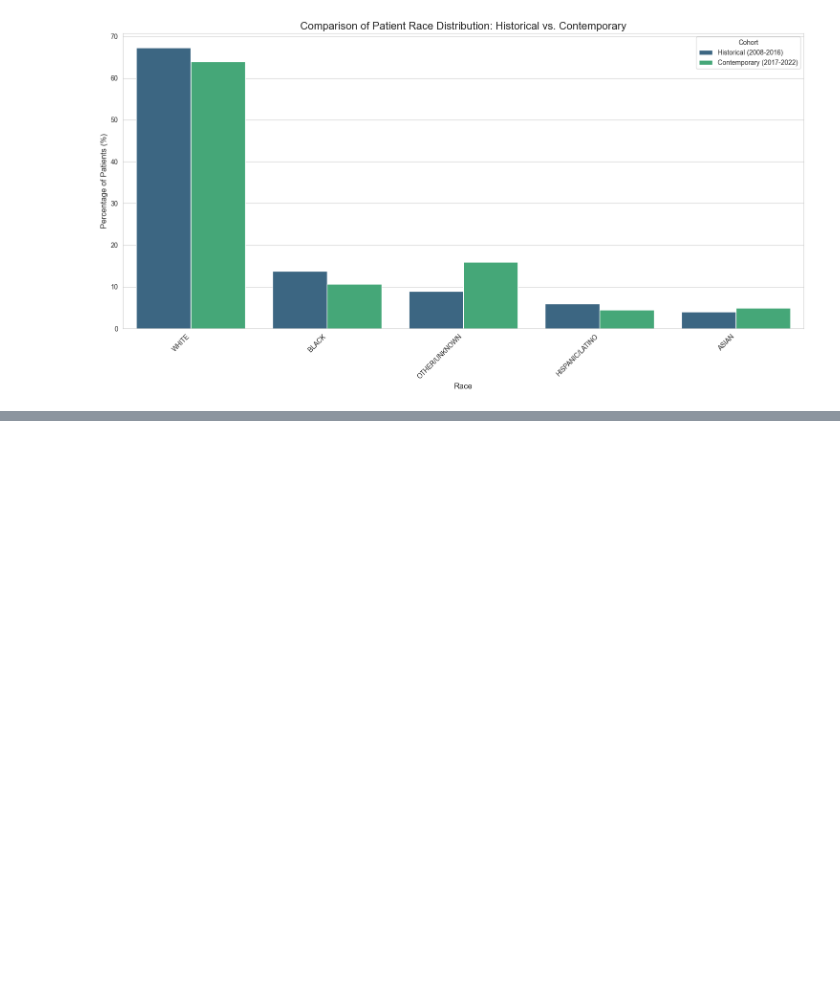
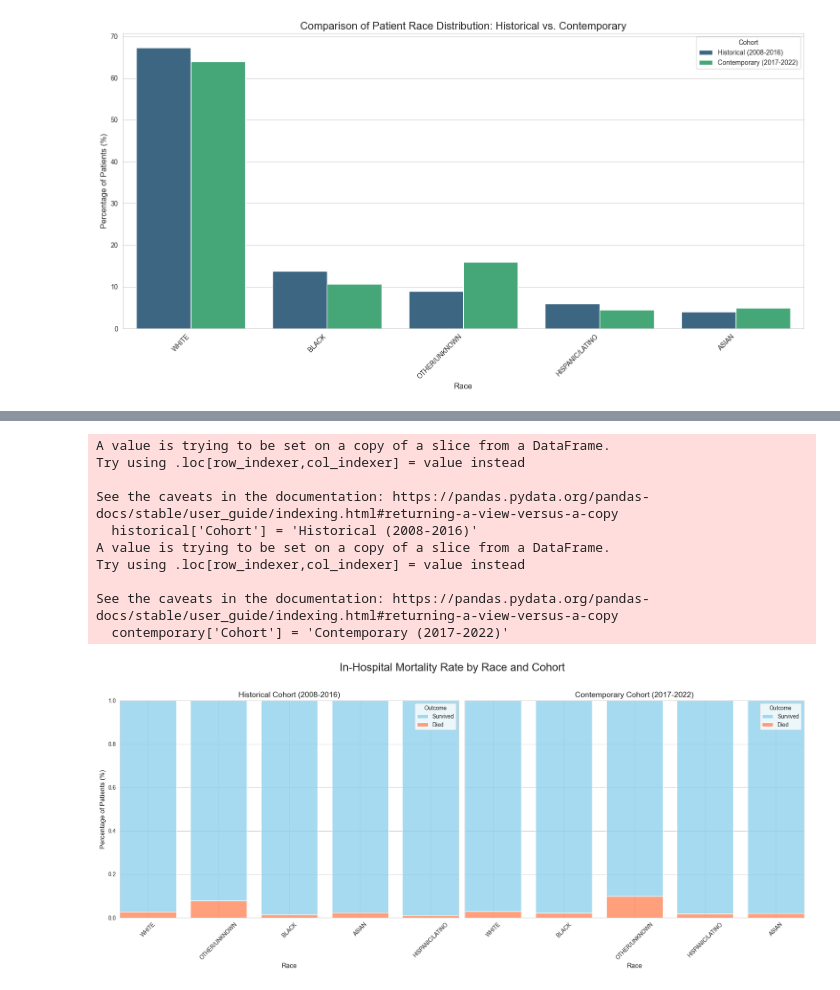
Before and after one commit to AshAninze/dissertation-fairness-ai, a Jupyter notebook: Code/eda.ipynb, the cells around one changed output, grey strips where cells are left out. Drawn from its saved outputs; the diff is of its cells as text; code cells hidden in the pictures; blank space fills up the shorter version.

```diff
--- a/Code/eda.ipynb
+++ b/Code/eda.ipynb
@@ -342,0 +392,67 @@ plt.savefig('race_distribution_comparison.png')
+# %%
+historical['Cohort'] = 'Historical (2008-2016)'
+contemporary['Cohort'] = 'Contemporary (2017-2022)'
+
+# Combine the two patient-level dataframes
+combined_df = pd.concat([historical, contemporary])
+
+# Map the hospital_expire_flag to readable labels for the legend
+combined_df['Outcome'] = combined_df['hospital_expire_flag'].map({0: 'Survived', 1: 'Died'})
+
+
+# --- 2. Create the Visualization ---
+# We'll create two subplots side-by-side to compare the cohorts
+fig, axes = plt.subplots(1, 2, figsize=(18, 8), sharey=True)
+sns.set_style("whitegrid")
+
+# Plot for Historical Cohort
+sns.histplot(
+    data=combined_df[combined_df['Cohort'] == 'Historical (2008-2016)'],
+    x='race_grouped',
+    hue='Outcome',
+    multiple='fill',  # This creates the 100% stacked bar effect
+    stat='percent',
+    shrink=0.8,
+    ax=axes[0],
+    palette={'Survived': 'skyblue', 'Died': 'coral'}
+)
+axes[0].set_title('Historical Cohort (2008-2016)', fontsize=14)
+axes[0].set_xlabel('Race', fontsize=12)
+axes[0].set_ylabel('Percentage of Patients (%)', fontsize=12)
+axes[0].tick_params(axis='x', rotation=45)
+
+# Plot for Contemporary Cohort
+sns.histplot(
+    data=combined_df[combined_df['Cohort'] == 'Contemporary (2017-2022)'],
+    x='race_grouped',
+    hue='Outcome',
+    multiple='fill',
+    stat='percent',
+    shrink=0.8,
+    ax=axes[1],
+    palette={'Survived': 'skyblue', 'Died': 'coral'}
+)
+axes[1].set_title('Contemporary Cohort (2017-2022)', fontsize=14)
+axes[1].set_xlabel('Race', fontsize=12)
+axes[1].set_ylabel('') # Hide y-axis label for the second plot for clarity
+axes[1].tick_params(axis='x', rotation=45)
+
+
+# --- Final Touches ---
+fig.suptitle('In-Hospital Mortality Rate by Race and Cohort', fontsize=20)
+plt.tight_layout(rect=[0, 0, 1, 0.96]) # Adjust layout to make room for suptitle
+
+# Save the plot
+plt.savefig('Images/outcome_by_race_comparison.png')
+# %% [output]
+A value is trying to be set on a copy of a slice from a DataFrame.
+Try using .loc[row_indexer,col_indexer] = value instead
+
+See the caveats in the documentation: https://pandas.pydata.org/pandas-docs/stable/user_guide/indexing.html#returning-a-view-versus-a-copy
+  historical['Cohort'] = 'Historical (2008-2016)'
+A value is trying to be set on a copy of a slice from a DataFrame.
+Try using .loc[row_indexer,col_indexer] = value instead
+
+See the caveats in the documentation: https://pandas.pydata.org/pandas-docs/stable/user_guide/indexing.html#returning-a-view-versus-a-copy
+  contemporary['Cohort'] = 'Contemporary (2017-2022)'
+[figure, added]
```
Also changed, not shown: parts of 5 cells of this notebook, 4 other files.
